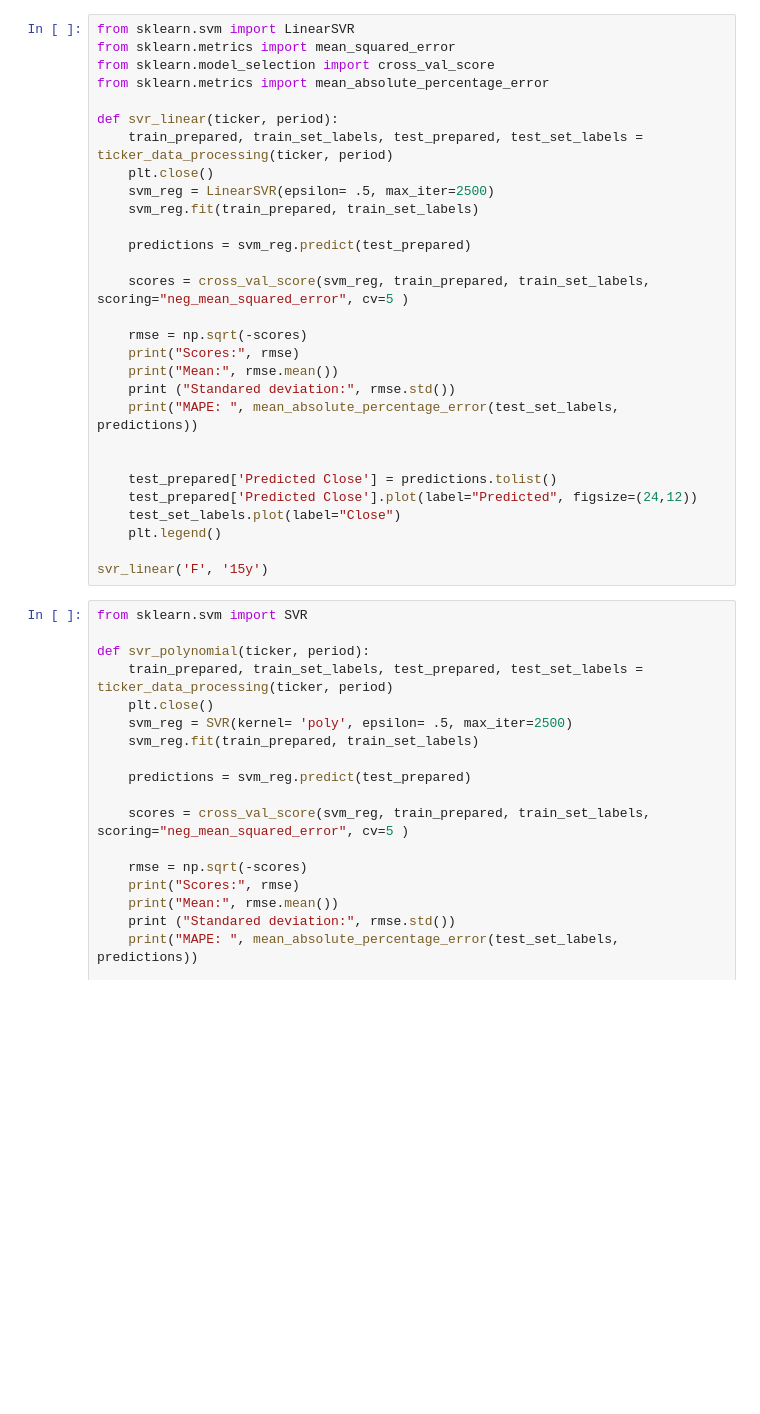
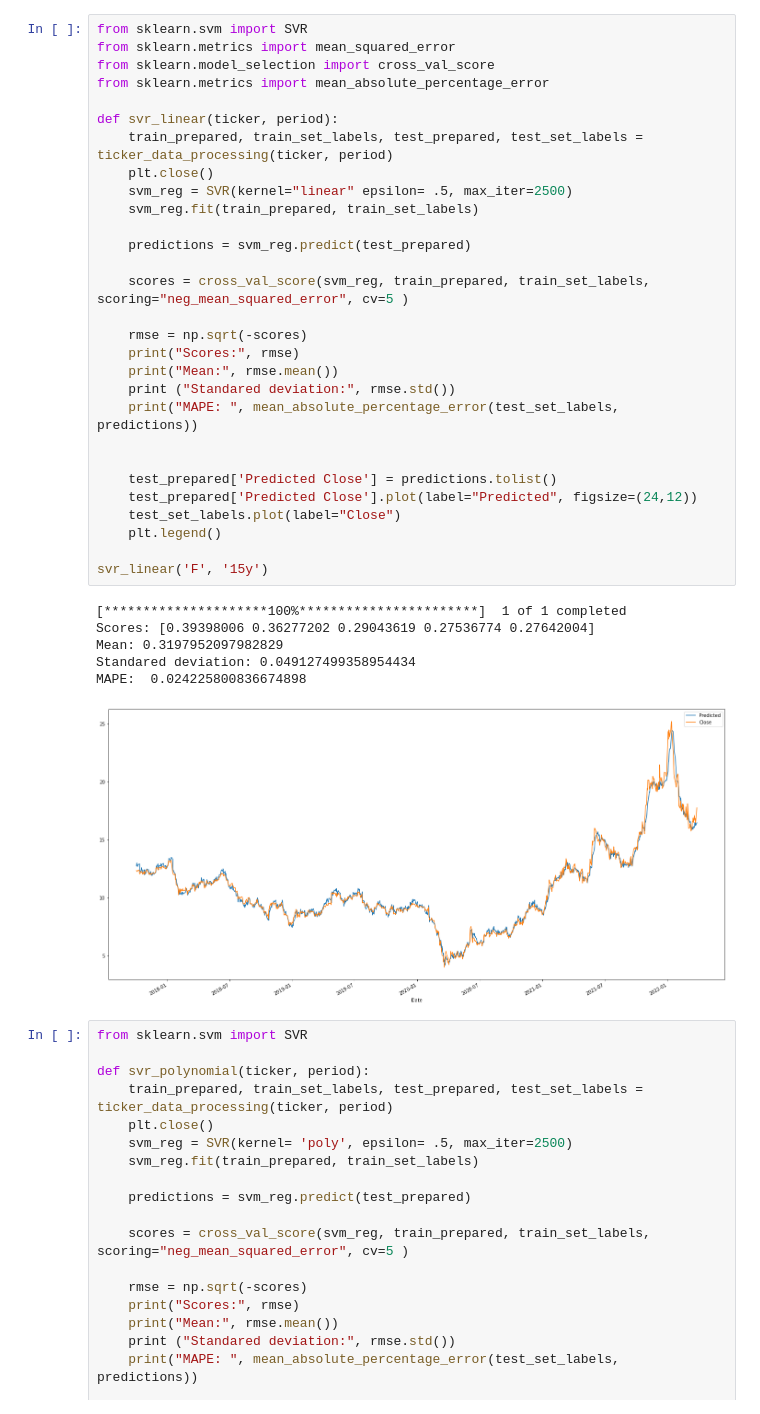
Before and after one commit to ColemCo/Capstone-Project, a Jupyter notebook: revisedModule.ipynb, the cells around one changed output. Drawn from its saved outputs; the diff is of its cells as text; blank space fills up the shorter version.

```diff
--- a/revisedModule.ipynb
+++ b/revisedModule.ipynb
@@ -111,32 +131,39 @@ ticker_data_processing('F', '5y')
 # %%
-from sklearn.svm import LinearSVR
+from sklearn.svm import SVR
 from sklearn.metrics import mean_squared_error
 from sklearn.model_selection import cross_val_score
 from sklearn.metrics import mean_absolute_percentage_error
 
 def svr_linear(ticker, period):
     train_prepared, train_set_labels, test_prepared, test_set_labels = ticker_data_processing(ticker, period)
     plt.close()
-    svm_reg = LinearSVR(epsilon= .5, max_iter=2500)
+    svm_reg = SVR(kernel="linear" epsilon= .5, max_iter=2500)
     svm_reg.fit(train_prepared, train_set_labels)
 
     predictions = svm_reg.predict(test_prepared)
 
     scores = cross_val_score(svm_reg, train_prepared, train_set_labels, scoring="neg_mean_squared_error", cv=5 )
 
     rmse = np.sqrt(-scores)
     print("Scores:", rmse)
     print("Mean:", rmse.mean())
     print ("Standared deviation:", rmse.std())
     print("MAPE: ", mean_absolute_percentage_error(test_set_labels, predictions))
 
 
     test_prepared['Predicted Close'] = predictions.tolist()
     test_prepared['Predicted Close'].plot(label="Predicted", figsize=(24,12))
     test_set_labels.plot(label="Close")
     plt.legend()
 
 svr_linear('F', '15y')
+# %% [output]
+[*********************100%***********************]  1 of 1 completed
+Scores: [0.39398006 0.36277202 0.29043619 0.27536774 0.27642004]
+Mean: 0.3197952097982829
+Standared deviation: 0.049127499358954434
+MAPE:  0.024225800836674898
+[figure, added]
 # %%
 from sklearn.svm import SVR
 
```
Also changed, not shown: parts of 2 cells of this notebook.
